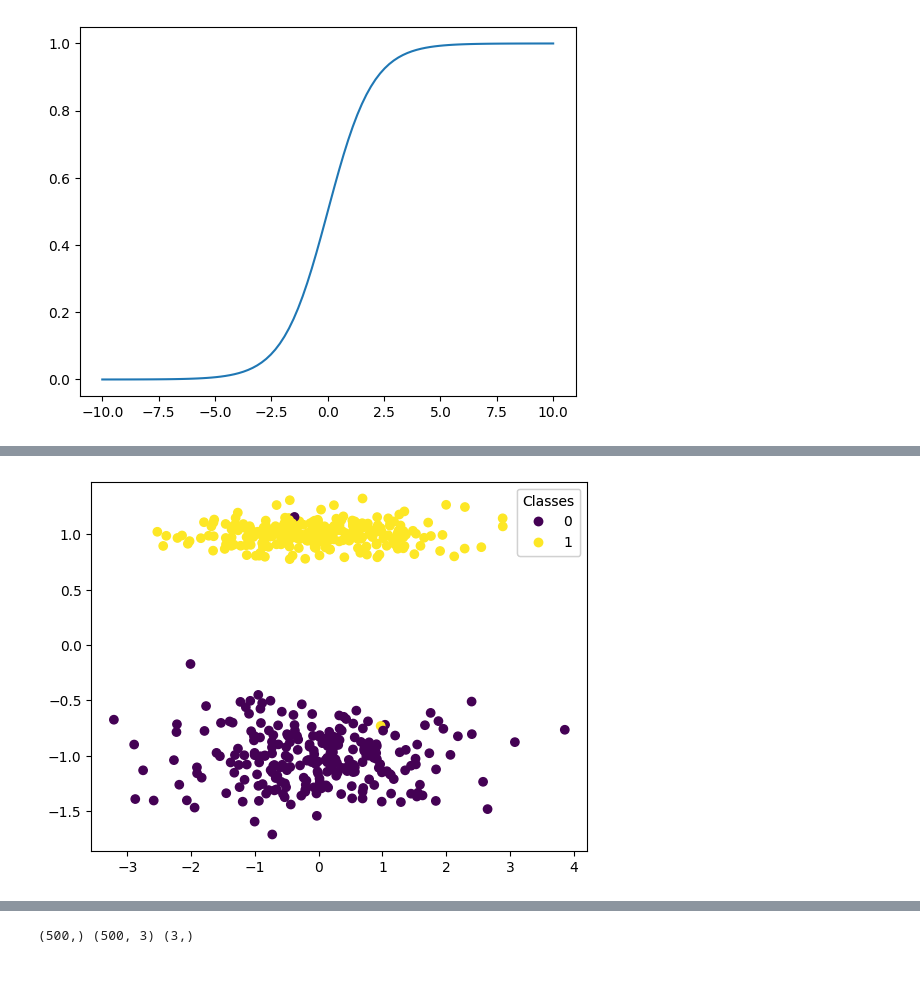
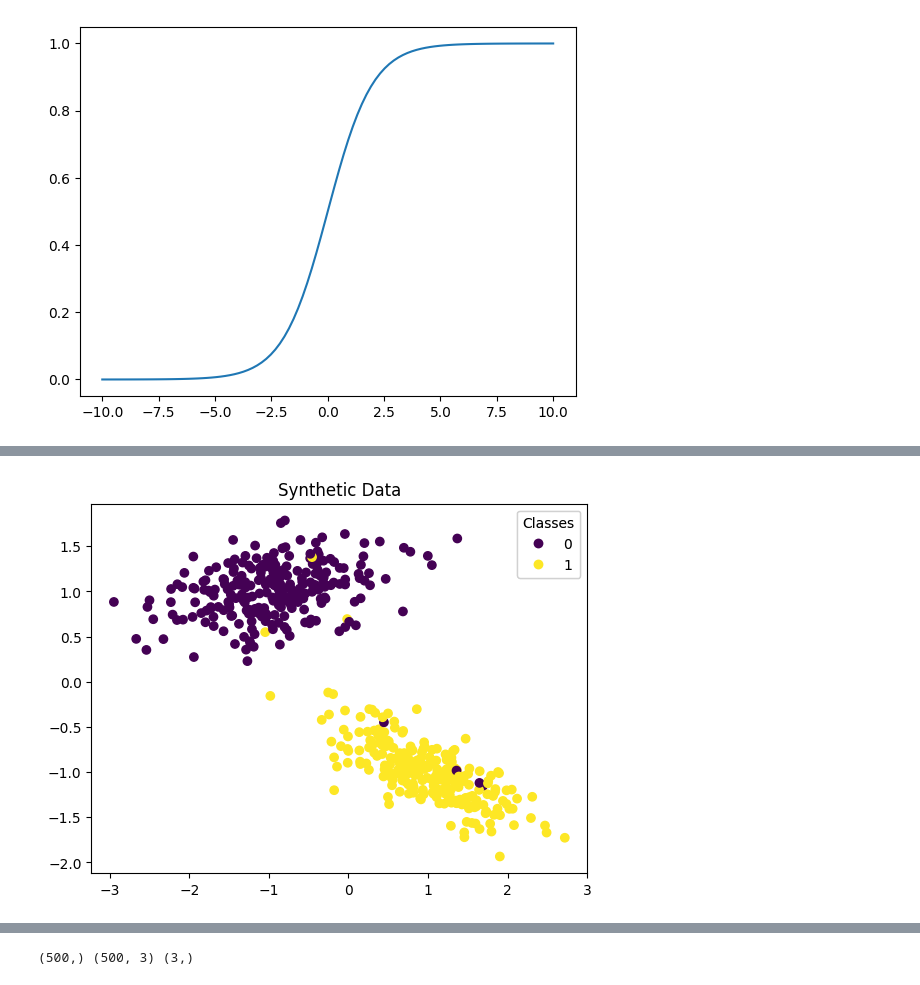
Before and after one commit to wrmthorne/SWiCS-WIE-Advanced-Python-Worksheets, a Jupyter notebook: Advanced 2 - Intro to Machine Learning/Intro_to_ML.ipynb, the cells around one changed output, grey strips where cells are left out. Saved outputs shown, nothing was run; the diff lists cells and outputs as text; code cells hidden in the pictures.

```diff
--- a/Advanced 2 - Intro to Machine Learning/Intro_to_ML.ipynb
+++ b/Advanced 2 - Intro to Machine Learning/Intro_to_ML.ipynb
@@ -90,14 +134,15 @@ For computational efficiency, all calculations are conducted as matrix operation
 # %%
-from sklearn.datasets import make_classification
-X, y = make_classification(n_samples=500, n_features=2, n_redundant=0, n_informative=1, n_clusters_per_class=1, random_state=100)
+# Answer Here
+X, y = make_classification(n_samples=500, n_features=2, n_redundant=0, n_informative=2, n_clusters_per_class=1, random_state=100)
 
 fig, ax = plt.subplots()
 
 scatter = ax.scatter(X[:, 0], X[:, 1], marker='o', c=y)
 legend = ax.legend(*scatter.legend_elements(), title="Classes")
 ax.add_artist(legend)
+ax.set_title("Synthetic Data")
 
 plt.show()
 # %% [output]
-[figure, old version]
+[figure, new version]
 # %% [markdown]
```
Also changed, not shown: parts of 14 cells of this notebook.
